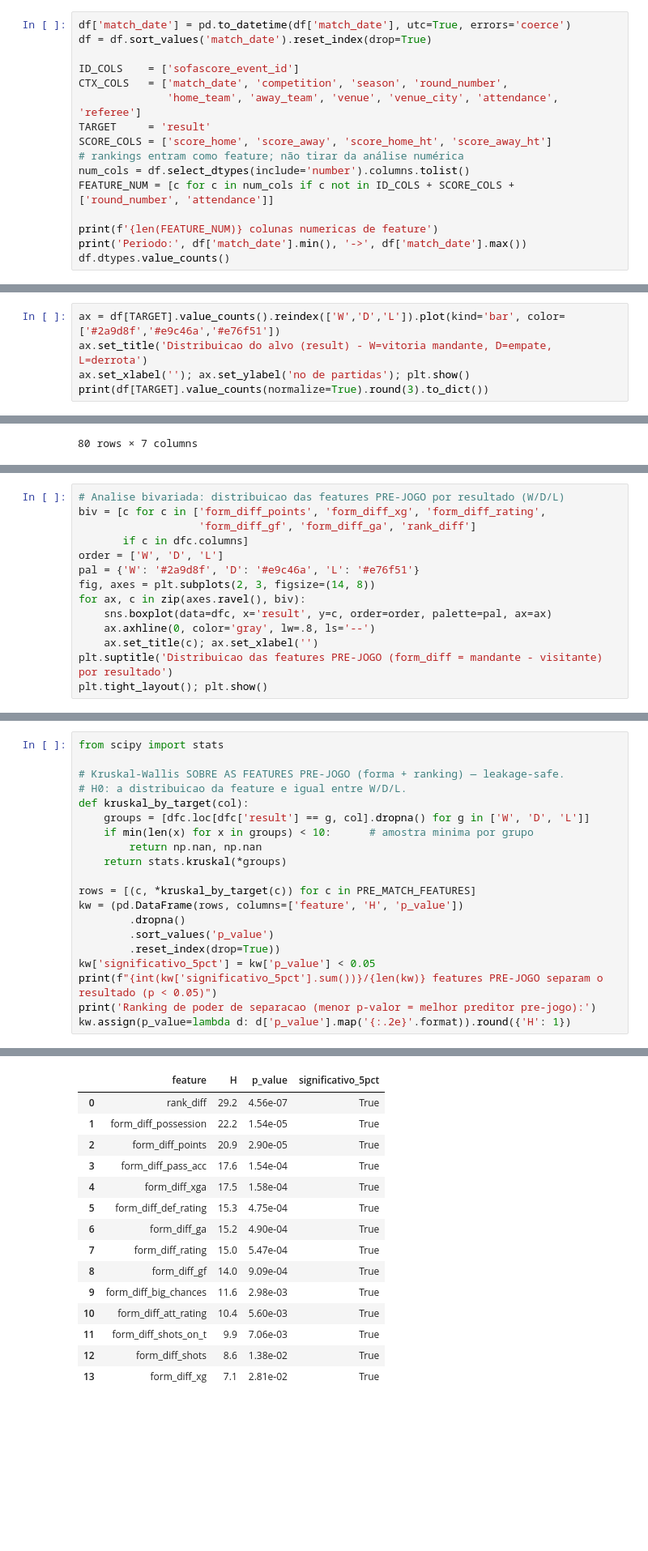
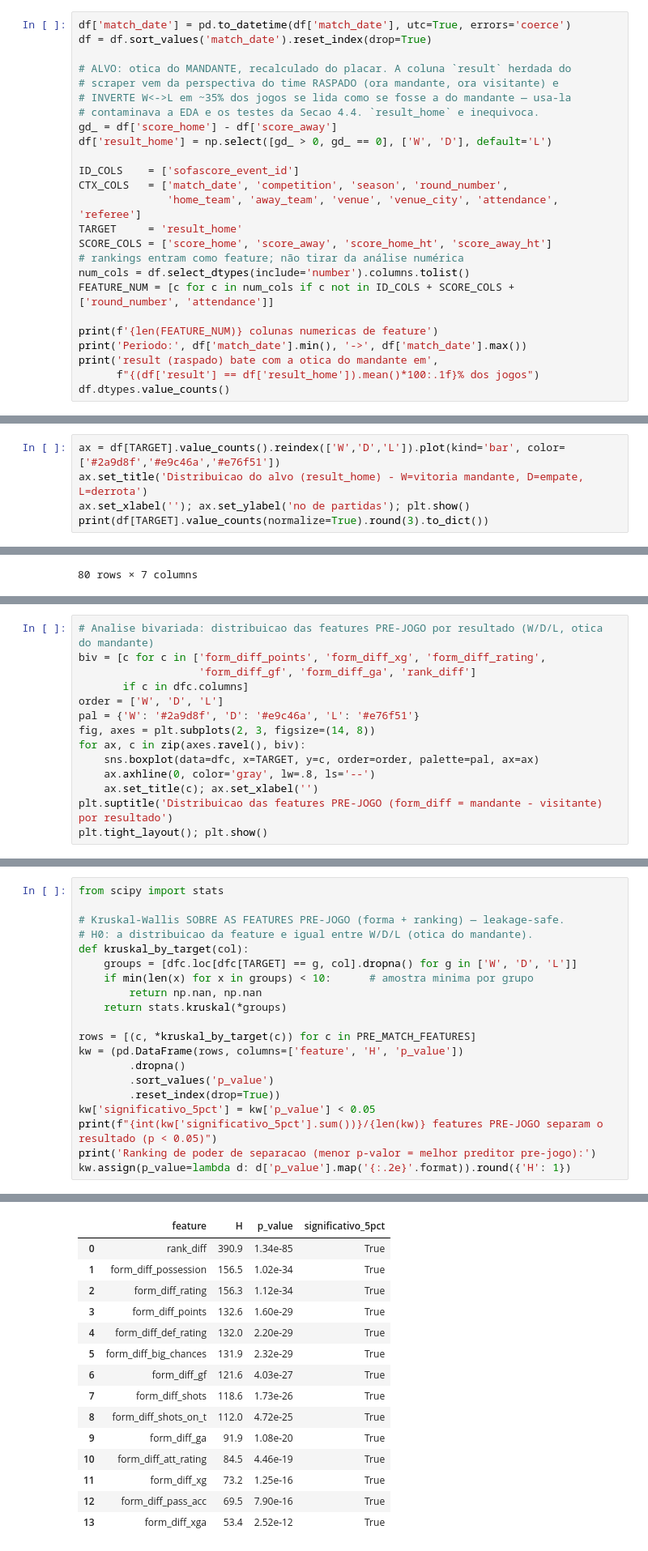
Before and after one commit to Falleiro/PLAnalytics, a Jupyter notebook: notebooks/03_preparacao_e_analise.ipynb, the cells around one changed output, grey strips where cells are left out. Shown at 81% size. Saved outputs shown, nothing was run; the diff lists cells and outputs as text; blank space fills up the shorter version.

```diff
--- a/notebooks/03_preparacao_e_analise.ipynb
+++ b/notebooks/03_preparacao_e_analise.ipynb
@@ -69,10 +69,17 @@ IDs/datas não entrem na estatística descritiva.
 df['match_date'] = pd.to_datetime(df['match_date'], utc=True, errors='coerce')
 df = df.sort_values('match_date').reset_index(drop=True)
 
+# ALVO: otica do MANDANTE, recalculado do placar. A coluna `result` herdada do
+# scraper vem da perspectiva do time RASPADO (ora mandante, ora visitante) e
+# INVERTE W<->L em ~35% dos jogos se lida como se fosse a do mandante — usa-la
+# contaminava a EDA e os testes da Secao 4.4. `result_home` e inequivoca.
+gd_ = df['score_home'] - df['score_away']
+df['result_home'] = np.select([gd_ > 0, gd_ == 0], ['W', 'D'], default='L')
+
 ID_COLS    = ['sofascore_event_id']
 CTX_COLS   = ['match_date', 'competition', 'season', 'round_number',
               'home_team', 'away_team', 'venue', 'venue_city', 'attendance', 'referee']
-TARGET     = 'result'
+TARGET     = 'result_home'
 SCORE_COLS = ['score_home', 'score_away', 'score_home_ht', 'score_away_ht']
 # rankings entram como feature; não tirar da análise numérica
 num_cols = df.select_dtypes(include='number').columns.tolist()
@@ -80,6 +87,8 @@ FEATURE_NUM = [c for c in num_cols if c not in ID_COLS + SCORE_COLS + ['round_nu
 
 print(f'{len(FEATURE_NUM)} colunas numericas de feature')
 print('Periodo:', df['match_date'].min(), '->', df['match_date'].max())
+print('result (raspado) bate com a otica do mandante em',
+      f"{(df['result'] == df['result_home']).mean()*100:.1f}% dos jogos")
 df.dtypes.value_counts()
 # %% [output]
 86 colunas numericas de feature
@@ -91,7 +101,7 @@ datetime64[us, UTC]     1
 Name: count, dtype: int64
 # %%
 ax = df[TARGET].value_counts().reindex(['W','D','L']).plot(kind='bar', color=['#2a9d8f','#e9c46a','#e76f51'])
-ax.set_title('Distribuicao do alvo (result) - W=vitoria mandante, D=empate, L=derrota')
+ax.set_title('Distribuicao do alvo (result_home) - W=vitoria mandante, D=empate, L=derrota')
 ax.set_xlabel(''); ax.set_ylabel('no de partidas'); plt.show()
 print(df[TARGET].value_counts(normalize=True).round(3).to_dict())
 # %% [output]
@@ -409,7 +422,7 @@ Como várias features **não são normais**, usamos testes **não-paramétricos*
   Rejeitar H₀ (p < 0,05) indica que a variável **separa** os resultados *antes* da bola rolar.
 - **Qui-quadrado de independência** — *H₀:* o favoritismo no ranking é independente do resultado.
 # %%
-# Analise bivariada: distribuicao das features PRE-JOGO por resultado (W/D/L)
+# Analise bivariada: distribuicao das features PRE-JOGO por resultado (W/D/L, otica do mandante)
 biv = [c for c in ['form_diff_points', 'form_diff_xg', 'form_diff_rating',
                    'form_diff_gf', 'form_diff_ga', 'rank_diff']
        if c in dfc.columns]
@@ -417,7 +430,7 @@ order = ['W', 'D', 'L']
 pal = {'W': '#2a9d8f', 'D': '#e9c46a', 'L': '#e76f51'}
 fig, axes = plt.subplots(2, 3, figsize=(14, 8))
 for ax, c in zip(axes.ravel(), biv):
-    sns.boxplot(data=dfc, x='result', y=c, order=order, palette=pal, ax=ax)
+    sns.boxplot(data=dfc, x=TARGET, y=c, order=order, palette=pal, ax=ax)
     ax.axhline(0, color='gray', lw=.8, ls='--')
     ax.set_title(c); ax.set_xlabel('')
 plt.suptitle('Distribuicao das features PRE-JOGO (form_diff = mandante - visitante) por resultado')
@@ -444,39 +457,39 @@ Passing `palette` without assigning `hue` is deprecated and will be removed in v
 # %%
 from scipy import stats
 
 # Kruskal-Wallis SOBRE AS FEATURES PRE-JOGO (forma + ranking) — leakage-safe.
-# H0: a distribuicao da feature e igual entre W/D/L.
+# H0: a distribuicao da feature e igual entre W/D/L (otica do mandante).
 def kruskal_by_target(col):
-    groups = [dfc.loc[dfc['result'] == g, col].dropna() for g in ['W', 'D', 'L']]
+    groups = [dfc.loc[dfc[TARGET] == g, col].dropna() for g in ['W', 'D', 'L']]
     if min(len(x) for x in groups) < 10:      # amostra minima por grupo
         return np.nan, np.nan
     return stats.kruskal(*groups)
 
 rows = [(c, *kruskal_by_target(c)) for c in PRE_MATCH_FEATURES]
 kw = (pd.DataFrame(rows, columns=['feature', 'H', 'p_value'])
         .dropna()
         .sort_values('p_value')
         .reset_index(drop=True))
 kw['significativo_5pct'] = kw['p_value'] < 0.05
 print(f"{int(kw['significativo_5pct'].sum())}/{len(kw)} features PRE-JOGO separam o resultado (p < 0.05)")
 print('Ranking de poder de separacao (menor p-valor = melhor preditor pre-jogo):')
 kw.assign(p_value=lambda d: d['p_value'].map('{:.2e}'.format)).round({'H': 1})
 # %% [output]
 14/14 features PRE-JOGO separam o resultado (p < 0.05)
 Ranking de poder de separacao (menor p-valor = melhor preditor pre-jogo):
 |  | feature | H | p_value | significativo_5pct |
-| 0 | rank_diff | 29.2 | 4.56e-07 | True |
-| 1 | form_diff_possession | 22.2 | 1.54e-05 | True |
-| 2 | form_diff_points | 20.9 | 2.90e-05 | True |
-| 3 | form_diff_pass_acc | 17.6 | 1.54e-04 | True |
-| 4 | form_diff_xga | 17.5 | 1.58e-04 | True |
-| 5 | form_diff_def_rating | 15.3 | 4.75e-04 | True |
-| 6 | form_diff_ga | 15.2 | 4.90e-04 | True |
-| 7 | form_diff_rating | 15.0 | 5.47e-04 | True |
-| 8 | form_diff_gf | 14.0 | 9.09e-04 | True |
-| 9 | form_diff_big_chances | 11.6 | 2.98e-03 | True |
-| 10 | form_diff_att_rating | 10.4 | 5.60e-03 | True |
-| 11 | form_diff_shots_on_t | 9.9 | 7.06e-03 | True |
-| 12 | form_diff_shots | 8.6 | 1.38e-02 | True |
-| 13 | form_diff_xg | 7.1 | 2.81e-02 | True |
+| 0 | rank_diff | 390.9 | 1.34e-85 | True |
+| 1 | form_diff_possession | 156.5 | 1.02e-34 | True |
+| 2 | form_diff_rating | 156.3 | 1.12e-34 | True |
+| 3 | form_diff_points | 132.6 | 1.60e-29 | True |
+| 4 | form_diff_def_rating | 132.0 | 2.20e-29 | True |
+| 5 | form_diff_big_chances | 131.9 | 2.32e-29 | True |
+| 6 | form_diff_gf | 121.6 | 4.03e-27 | True |
+| 7 | form_diff_shots | 118.6 | 1.73e-26 | True |
+| 8 | form_diff_shots_on_t | 112.0 | 4.72e-25 | True |
+| 9 | form_diff_ga | 91.9 | 1.08e-20 | True |
+| 10 | form_diff_att_rating | 84.5 | 4.46e-19 | True |
+| 11 | form_diff_xg | 73.2 | 1.25e-16 | True |
+| 12 | form_diff_pass_acc | 69.5 | 7.90e-16 | True |
+| 13 | form_diff_xga | 53.4 | 2.52e-12 | True |
 # %%
```
Also changed, not shown: parts of 9 cells of this notebook, 14 other files.
